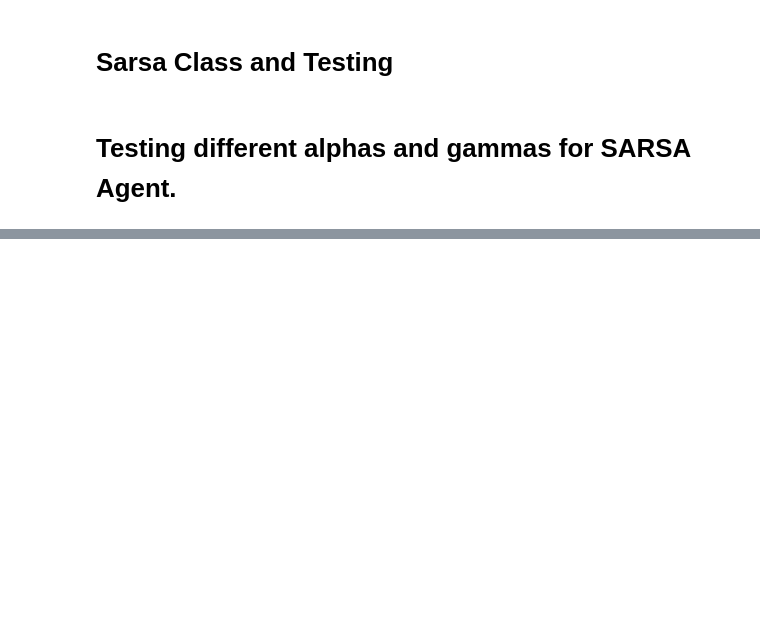
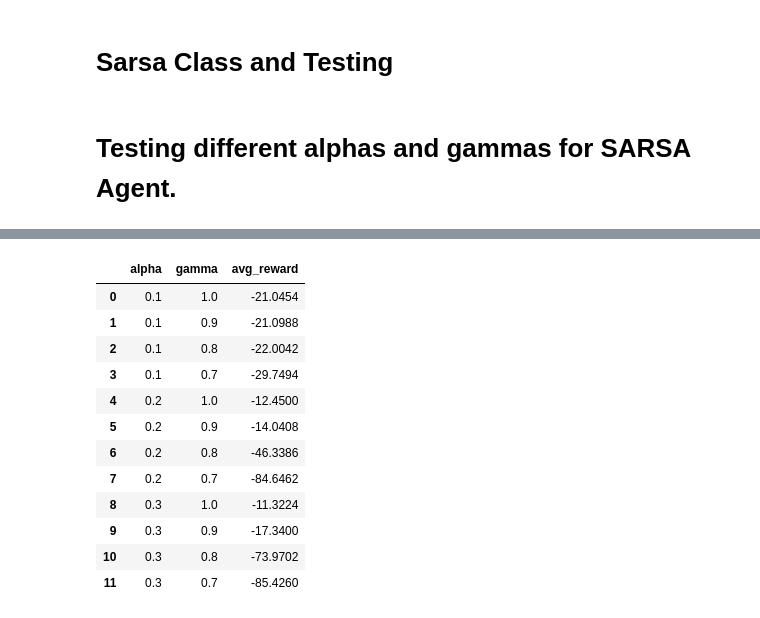
Before and after one commit to Zeid-Hazboun/openAI-taxi-RL, a Jupyter notebook: taxi.ipynb, the cells around one changed output, grey strips where cells are left out. Saved outputs shown, nothing was run; the diff lists cells and outputs as text; code cells hidden in the pictures; blank space fills up the shorter version.

```diff
--- a/taxi.ipynb
+++ b/taxi.ipynb
@@ -457,0 +403,20 @@ Learning done!
+# %%
+performance=pd.DataFrame.from_dict(performance)
+
+performance.to_csv("sarsa_performance.csv",index = False)
+# %%
+performance
+# %% [output]
+|  | alpha | gamma | avg_reward |
+| 0 | 0.1 | 1.0 | -21.0454 |
+| 1 | 0.1 | 0.9 | -21.0988 |
+| 2 | 0.1 | 0.8 | -22.0042 |
+| 3 | 0.1 | 0.7 | -29.7494 |
+| 4 | 0.2 | 1.0 | -12.4500 |
+| 5 | 0.2 | 0.9 | -14.0408 |
+| 6 | 0.2 | 0.8 | -46.3386 |
+| 7 | 0.2 | 0.7 | -84.6462 |
+| 8 | 0.3 | 1.0 | -11.3224 |
+| 9 | 0.3 | 0.9 | -17.3400 |
+| 10 | 0.3 | 0.8 | -73.9702 |
+| 11 | 0.3 | 0.7 | -85.4260 |
```
Also changed, not shown: parts of 18 cells of this notebook, 29 other files.
